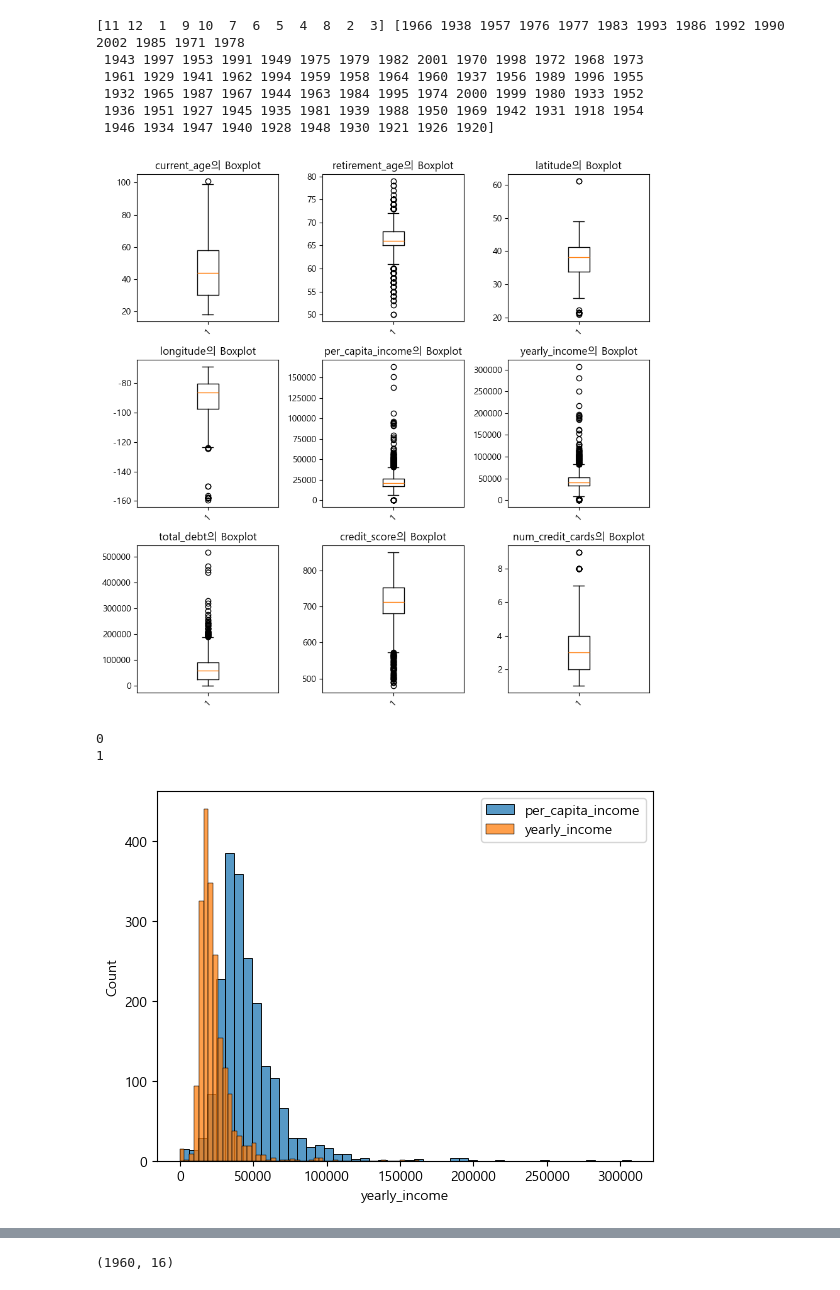
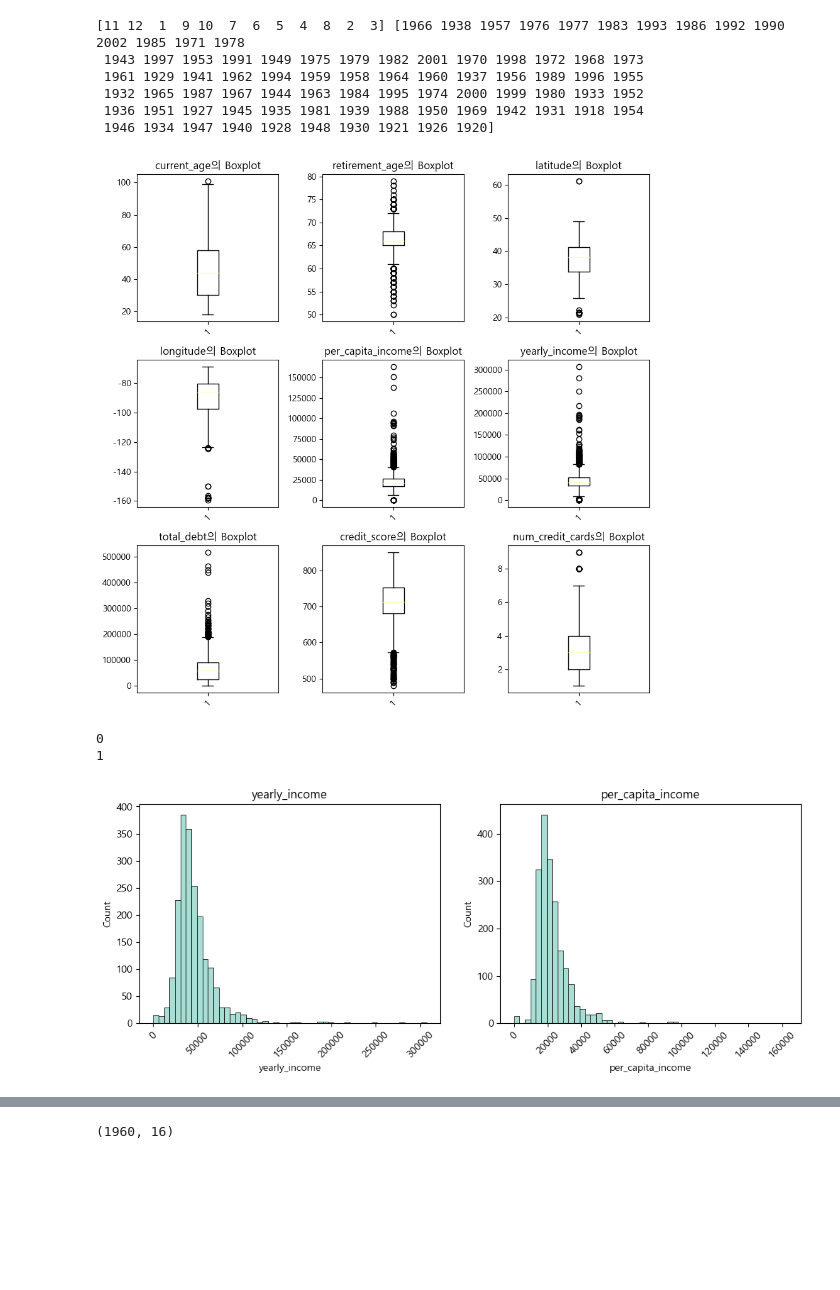
Before and after one commit to kungminno/sparta_10, a Jupyter notebook: km/preprocessing.ipynb, the cells around one changed output, grey strips where cells are left out. Saved outputs shown, nothing was run; the diff lists cells and outputs as text; code cells hidden in the pictures; blank space fills up the shorter version.

```diff
--- a/km/preprocessing.ipynb
+++ b/km/preprocessing.ipynb
@@ -19,6 +19,8 @@ plt.rcParams['font.family'] ='Malgun Gothic'
 plt.rcParams['axes.unicode_minus'] =False
 
 pd.set_option('display.max_columns', None) ## 모든 열을 출력한다.
+
+sns.set_palette('Set3')
 # %%
 card = pd.read_csv('./data//cards_data.csv')
 trans = pd.read_csv('./data/transactions_data.csv')
@@ -445,7 +412,7 @@ for i,c in enumerate(numeric_user_col):
 plt.tight_layout()
 plt.show()
 # %% [output]
-[figure, old version]
+[figure, new version]
 # %%
 print(min(user['per_capita_income']))
 print(min(user['yearly_income']))
@@ -453,9 +420,15 @@ print(min(user['yearly_income']))
 0
 1
 # %%
-sns.histplot(user['yearly_income'], bins=50)
-sns.histplot(user['per_capita_income'], bins=50)
-plt.legend(['per_capita_income','yearly_income'])
+fig, ax = plt.subplots(1,2,figsize=(12,4))
+sns.histplot(user['yearly_income'], bins=50, ax=ax[0])
+ax[0].set_title('yearly_income')
+ax[0].tick_params(axis='x', rotation=45)
+
+sns.histplot(user['per_capita_income'], bins=50, ax=ax[1])
+ax[1].set_title('per_capita_income')
+ax[1].tick_params(axis='x', rotation=45)
+
 plt.show()
 # %% [output]
-[figure, old version]
+[figure, new version]
```
Also changed, not shown: parts of 16 cells of this notebook.
